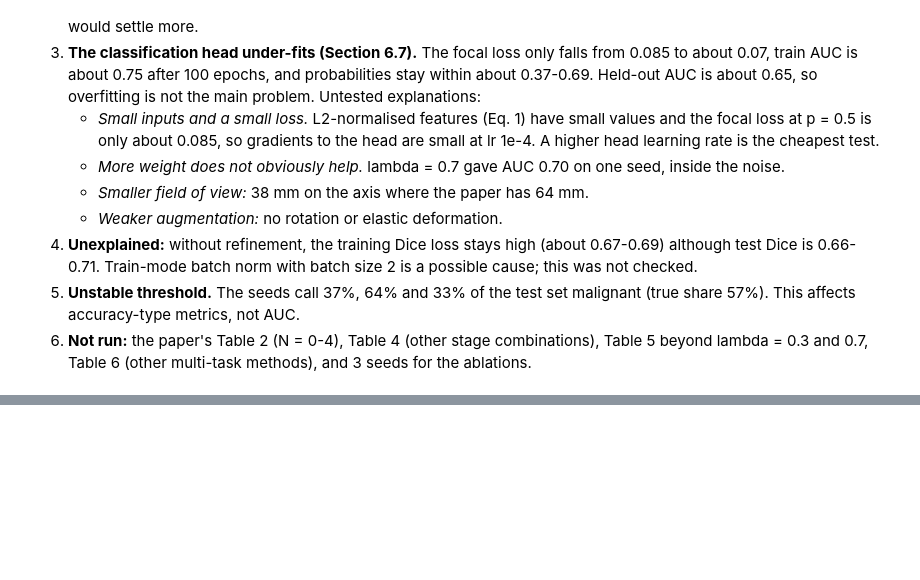
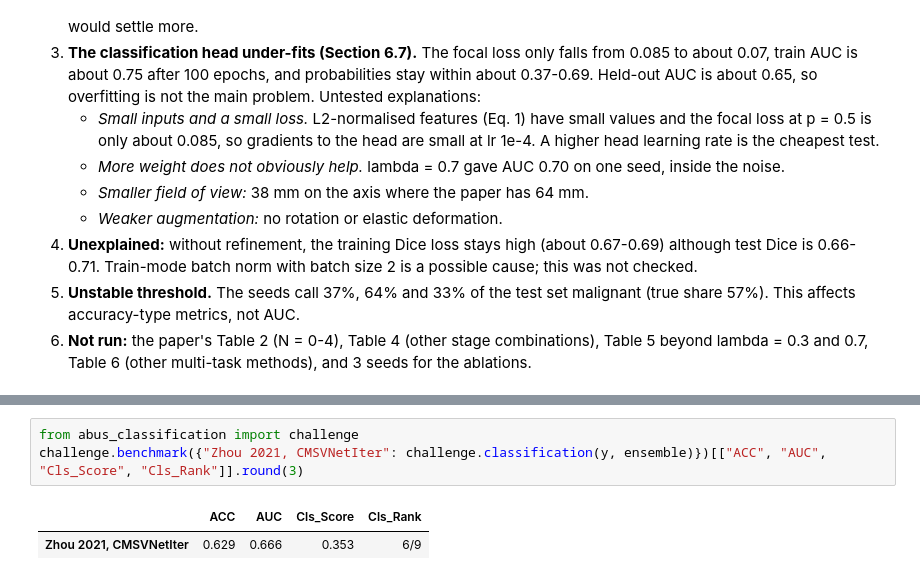
Before and after one commit to mralinp/abus-classification, a Jupyter notebook: notebooks/3-zhou2021.ipynb, the cells around one changed output, grey strips where cells are left out. Drawn from its saved outputs; the diff is of its cells as text; blank space fills up the shorter version.

```diff
--- a/notebooks/3-zhou2021.ipynb
+++ b/notebooks/3-zhou2021.ipynb
@@ -663,0 +671,6 @@ kaggle kernels output simayousef/zhou2021-multitask -p results/zhou2021
+# %%
+from abus_classification import challenge
+challenge.benchmark({"Zhou 2021, CMSVNetIter": challenge.classification(y, ensemble)})[["ACC", "AUC", "Cls_Score", "Cls_Rank"]].round(3)
+# %% [output]
+|  | ACC | AUC | Cls_Score | Cls_Rank |
+| Zhou 2021, CMSVNetIter | 0.629 | 0.666 | 0.353 | 6/9 |
```
Also changed, not shown: parts of 1 cell of this notebook, 6 other files.
